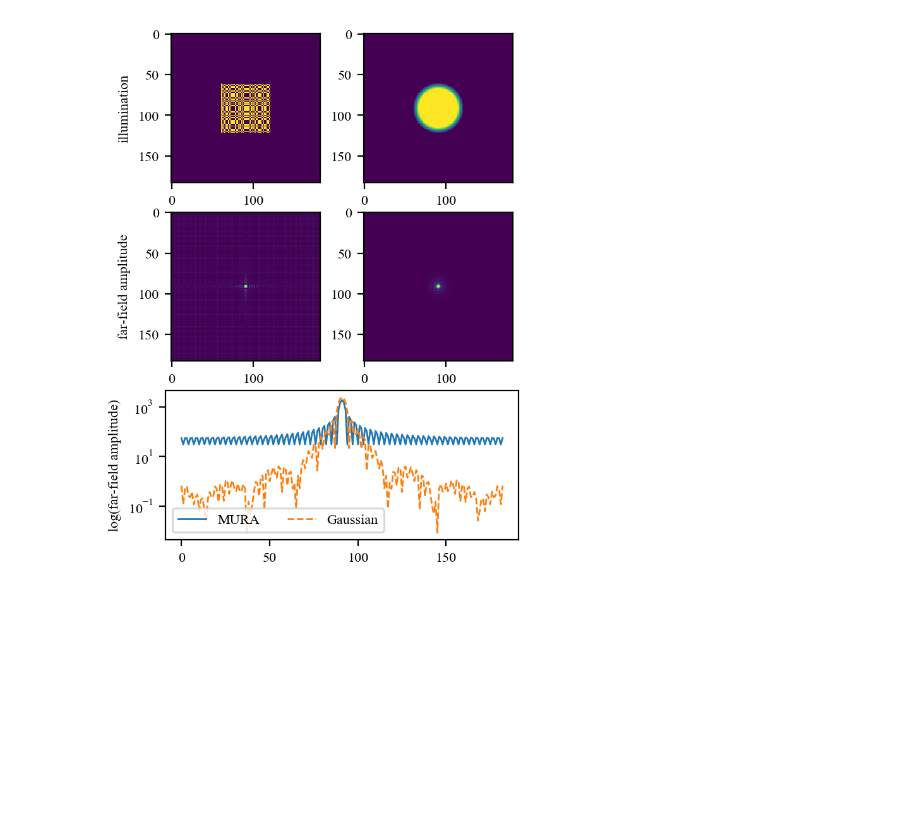
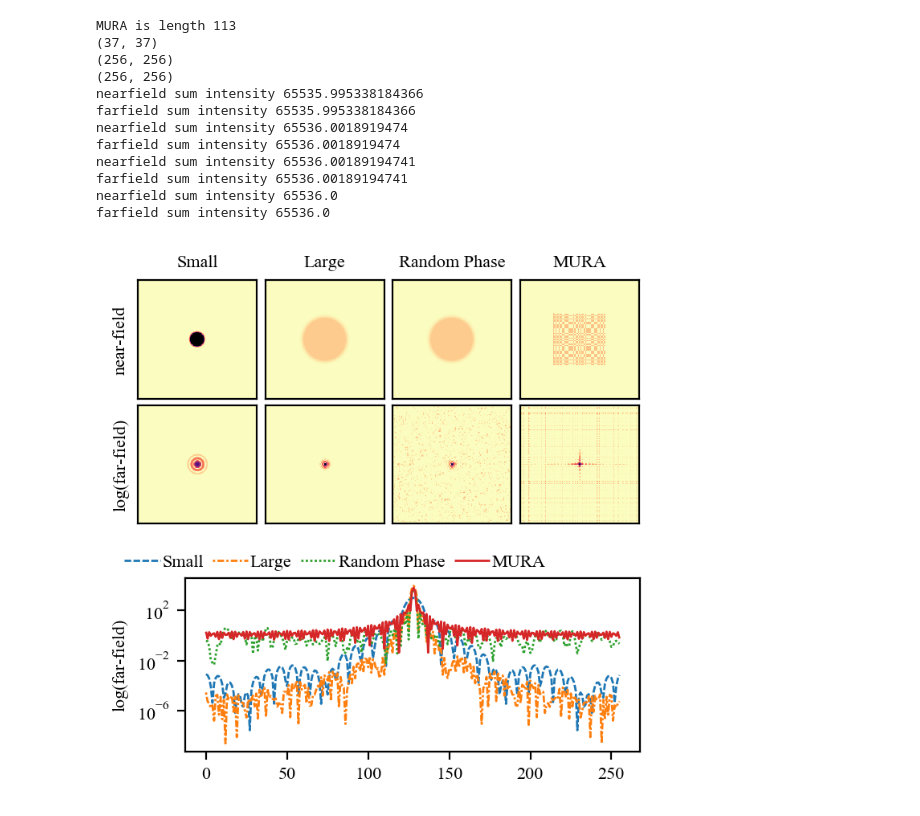
Before and after one commit to carterbox/vigilant-train, a Jupyter notebook: probe-fft.ipynb, the cells around one changed output. Cells and saved outputs as stored; diff of their text form; code cells hidden in the pictures; blank space fills up the shorter version.

```diff
--- a/probe-fft.ipynb
+++ b/probe-fft.ipynb
@@ -67,4 +18,0 @@ def fig_illumination_compare(probes, labels):
-# %%
-fig_illumination_compare([probe_mura, probe_gauss], labels=['MURA', 'Gaussian'])
-# %% [output]
-[figure, removed]
@@ -70,0 +104,72 @@ fig_illumination_compare([probe_mura, probe_gauss], labels=['MURA', 'Gaussian'])
+# %%
+import tike
+import xdesign
+import numpy as np
+
+def sum_square_norm(x, N=1):
+    """Return x normalized such that the sum of squares of x equals N."""
+    x1 = np.sqrt(np.square(x) / np.sum(np.square(x)) * N)
+    np.testing.assert_almost_equal(np.sum(np.square(np.abs(x1))), N)
+    return x1
+
+pw = 113
+
+# Normalize both probes so their integrals are 1
+mura = xdesign.mura_2d(pw)
+mura = sum_square_norm(mura)
+# mura = mura * np.exp(1j * np.random.rand(61, 61) * 2 * np.pi)
+gaussian = tike.ptycho.gaussian(len(mura))
+gaussian = sum_square_norm(gaussian)
+mixed = gaussian * np.exp(1j * tike.ptycho.gaussian(len(mura)) * np.pi * 0.5 * (np.random.rand(pw, pw) * 2 - 1))
+sgaussian = tike.ptycho.gaussian(len(mura) // 3)
+print(sgaussian.shape)
+sgaussian = sum_square_norm(sgaussian)
+
+# debrujin = np.load('./debruijn.npy')
+# debrujin = sum_square_norm(debrujin)
+
+# pad each to the detector size
+detector_size = 256
+padx = (detector_size - len(mura)) // 2
+probe_mura = np.pad(mura, [padx, padx+1], 'constant')
+probe_gauss = np.pad(gaussian, [padx, padx+1], 'constant')
+probe_mixed = np.pad(mixed, [padx, padx+1], 'constant')
+# probe_debruj = np.pad(debrujin, [padx, padx+1], 'constant')
+
+
+padx = (detector_size - len(sgaussian)) // 2
+probe_small = np.pad(sgaussian, [padx, padx+1], 'constant')
+
+s = 77
+probe_multi = np.copy(probe_small)
+probe_multi += np.roll(probe_small, (0, s), (0, 1))
+probe_multi += np.roll(probe_small, (-s, 0), (0, 1))
+probe_multi += np.roll(probe_small, (0, -s), (0, 1))
+probe_multi += np.roll(probe_small, (s, 0), (0, 1))
+probe_multi += np.roll(probe_small, (-s, s), (0, 1))
+probe_multi += np.roll(probe_small, (-s, -s), (0, 1))
+probe_multi += np.roll(probe_small, (s, -s), (0, 1))
+probe_multi += np.roll(probe_small, (s, s), (0, 1))
+probe_multi = sum_square_norm(probe_multi)
+
+print(probe_small.shape)
+print(probe_gauss.shape)
+
+fig_illumination_compare(
+    "./figures/FFT_compare.pdf",
+    [probe_small, probe_gauss, probe_mixed, probe_mura, ],
+    labels=['Small', 'Large', 'Random Phase', 'MURA', ])
+# %% [output]
+MURA is length 113
+(37, 37)
+(256, 256)
+(256, 256)
+nearfield sum intensity 65535.995338184366
+farfield sum intensity 65535.995338184366
+nearfield sum intensity 65536.0018919474
+farfield sum intensity 65536.0018919474
+nearfield sum intensity 65536.00189194741
+farfield sum intensity 65536.00189194741
+nearfield sum intensity 65536.0
+farfield sum intensity 65536.0
+[figure, added]
```
Also changed, not shown: parts of 6 cells of this notebook, 34 other files.
